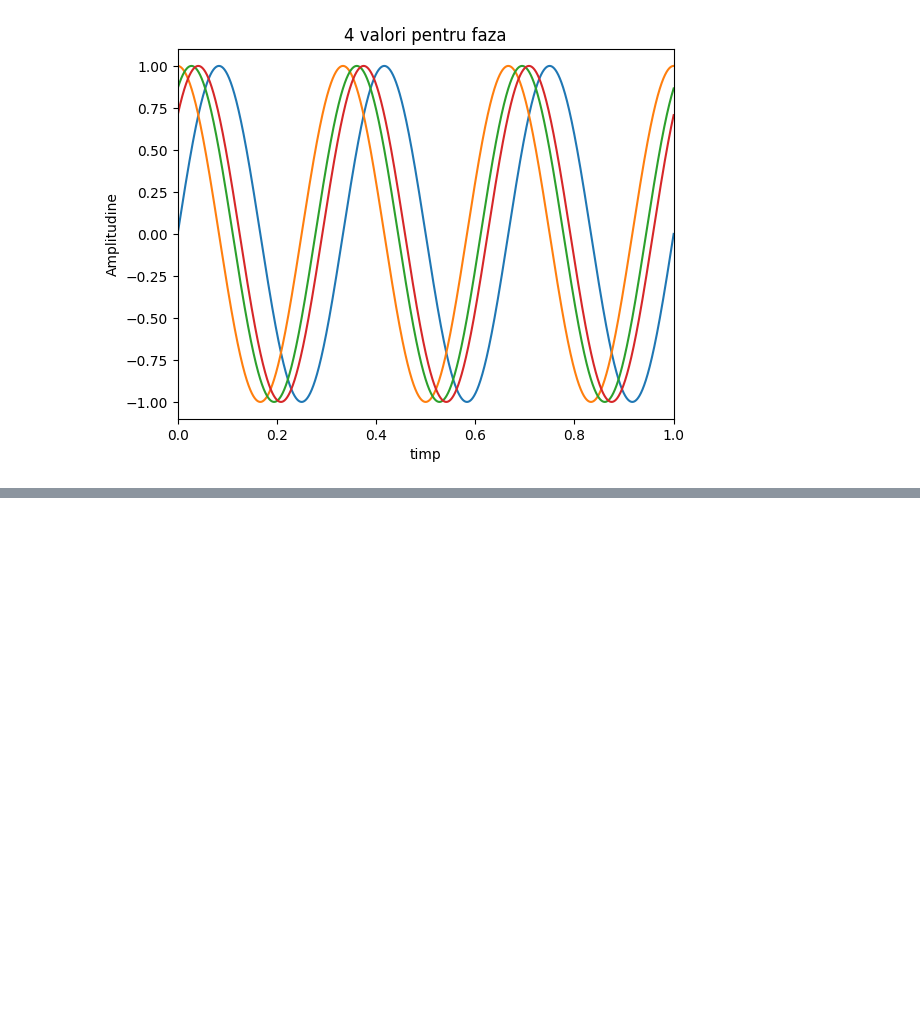
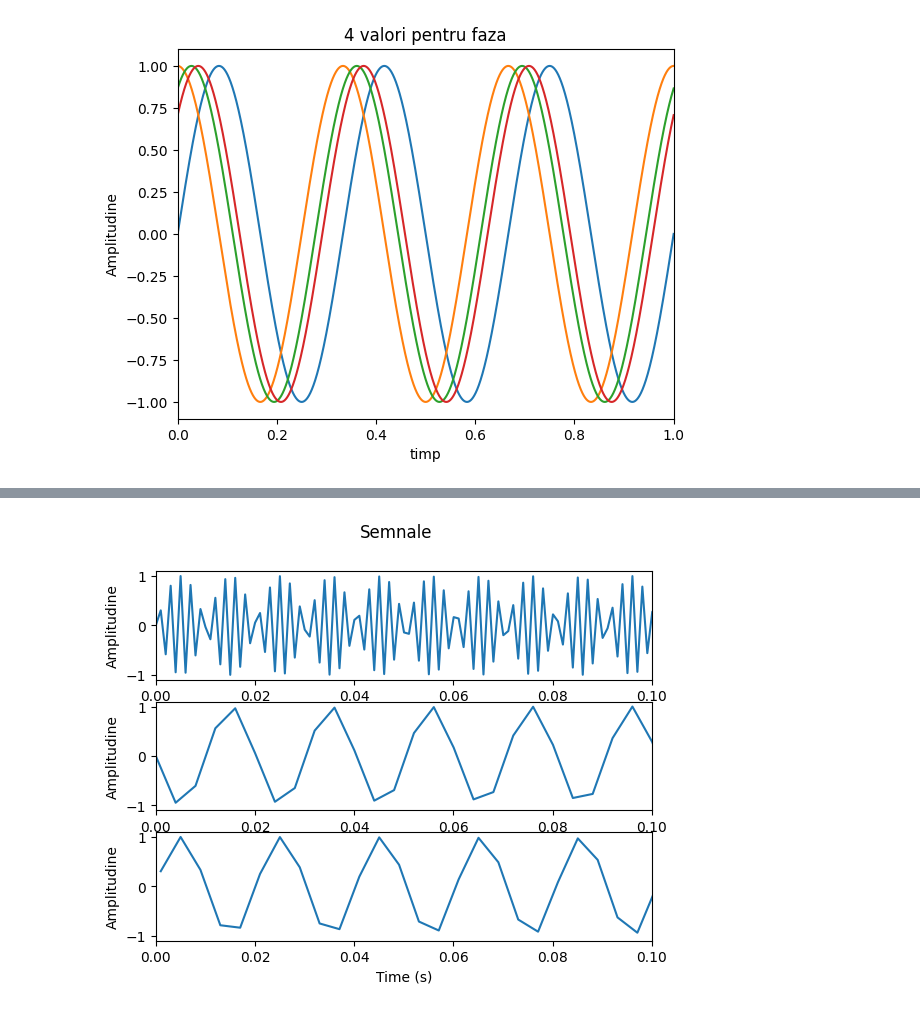
Before and after one commit to Apsodius1/Procesarea-Semnalelor, a Jupyter notebook: lab2/lab2.ipynb, the cells around one changed output, grey strips where cells are left out. Cells and saved outputs as stored; diff of their text form; code cells hidden in the pictures; blank space fills up the shorter version.

```diff
--- a/lab2/lab2.ipynb
+++ b/lab2/lab2.ipynb
@@ -101,0 +173,27 @@ sd.play(soundD[1], soundD[0])
+# %%
+# Exercitiul 7
+t = np.linspace(0, 1, 1000)
+initial = np.sin(2 * np.pi * 450 * t)
+tDecimated0 = t[0::4]
+decimated0 = np.sin(2 * np.pi * 450 * tDecimated0)
+tDecimated1 = t[1::4]
+decimated1 = np.sin(2 * np.pi * 450 * tDecimated1)
+
+fig, axs = plt.subplots(3)
+fig.suptitle("Semnale")
+
+axs[0].plot(t, initial)
+axs[1].plot(tDecimated0, decimated0)
+axs[2].plot(tDecimated1, decimated1)
+
+
+for ax in axs:
+    ax.set_xlabel("Time (s)")
+    ax.set_ylabel("Amplitudine")
+    ax.set_xlim(0,0.1)
+
+plt.show()
+
+# Arata complet diferit
+# %% [output]
+[figure, added]
```
Also changed, not shown: parts of 10 cells of this notebook, 2 other files.
